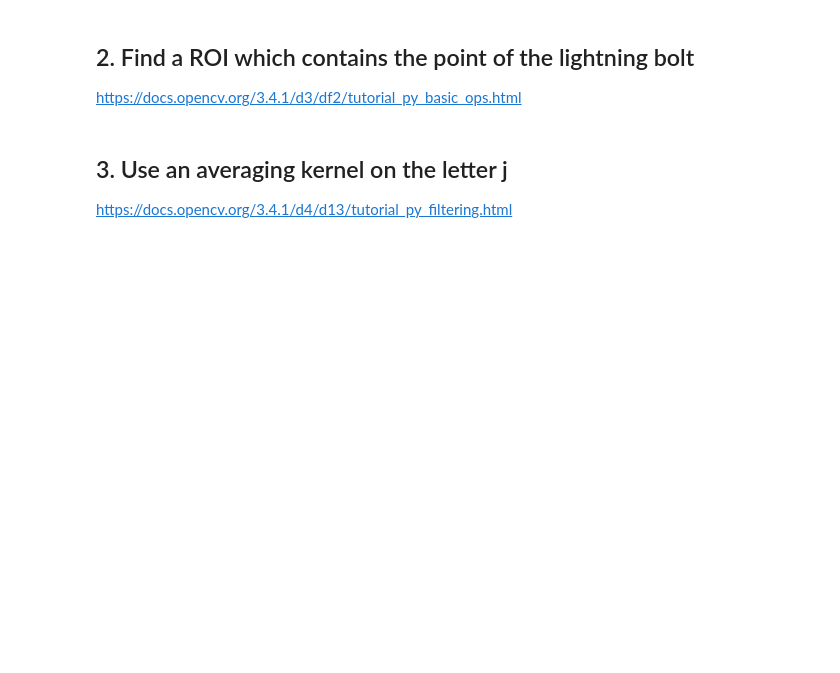
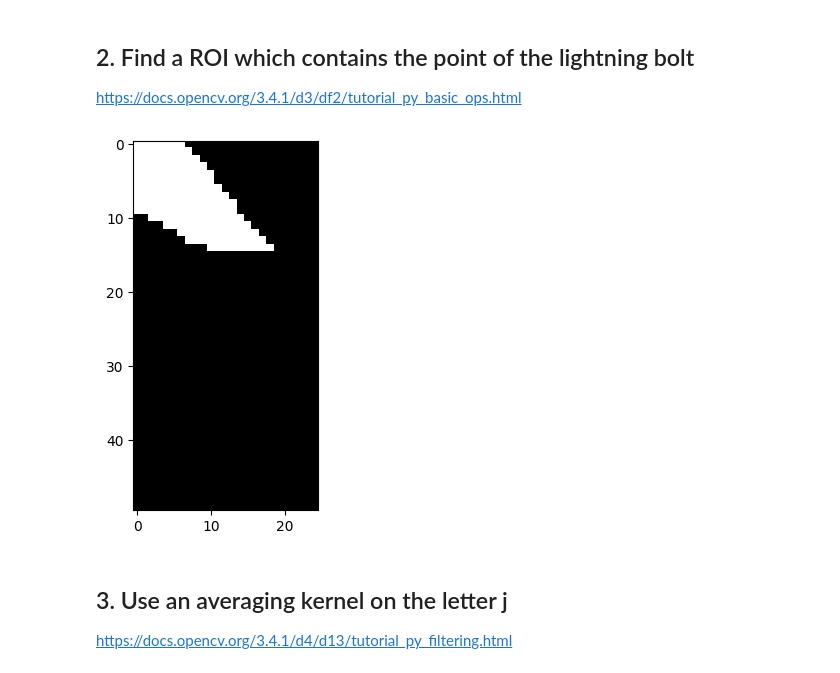
Before and after one commit to z4v6n/ClaireGao_BWSIWeek2_Vision, a Jupyter notebook: notebooks/02_OpenCV.ipynb, the cells around one changed output. Drawn from its saved outputs; the diff is of its cells as text; code cells hidden in the pictures; blank space fills up the shorter version.

```diff
--- a/notebooks/02_OpenCV.ipynb
+++ b/notebooks/02_OpenCV.ipynb
@@ -84,3 +86,9 @@ https://docs.opencv.org/3.4.1/d3/df2/tutorial_py_basic_ops.html
+# %%
+# 2. ROI
+lightning_roi = lightningbolt[150:200, 150:175]
+plt.imshow(lightning_roi, cmap='gray');
+# %% [output]
+[figure, added]
 # %% [markdown]
 ## 3. Use an averaging kernel on the letter j
 
```
Also changed, not shown: parts of 26 cells of this notebook.
